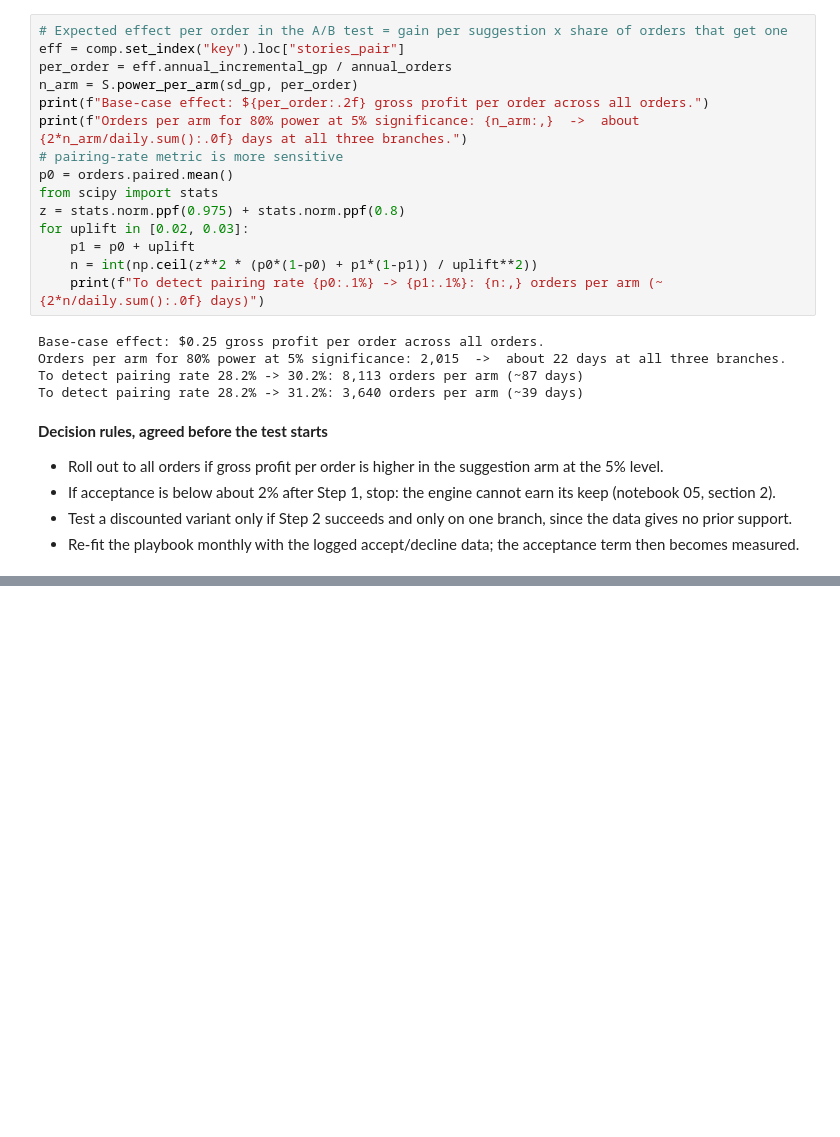
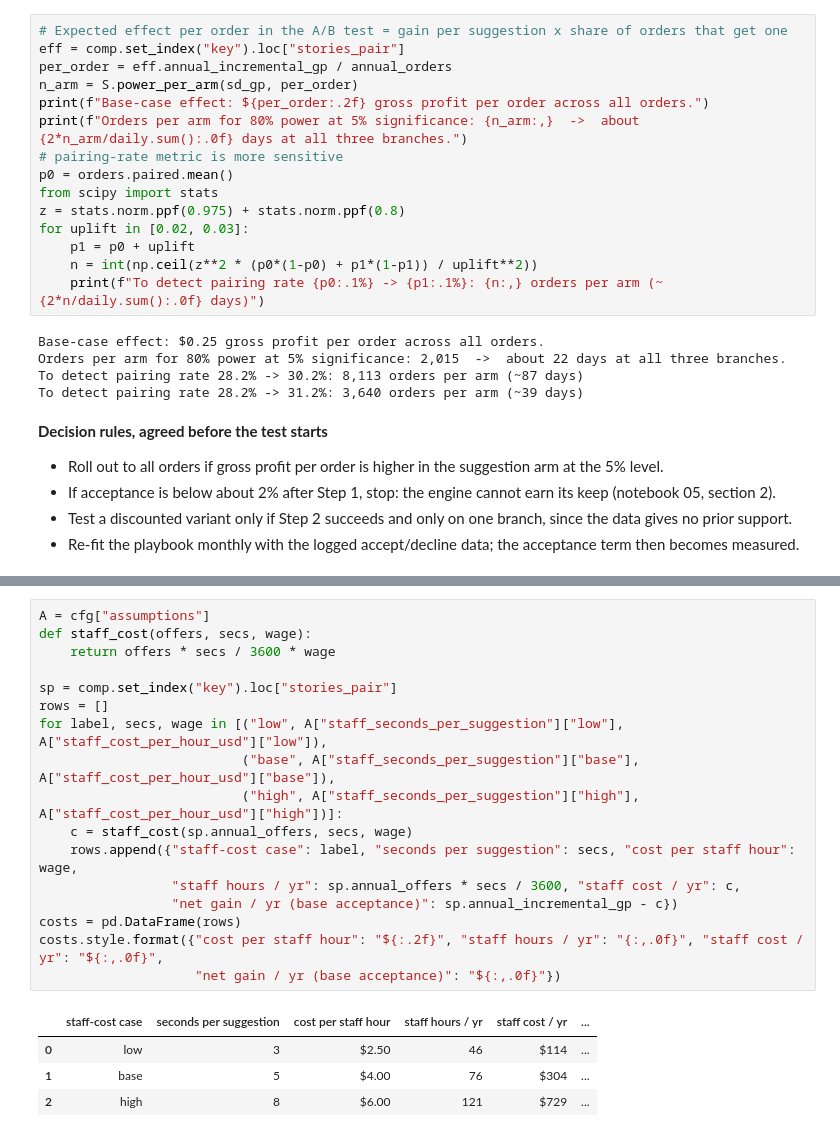
Before and after one commit to mouhammed-soumaille/EECE-490-Hackathon, a Jupyter notebook: notebooks/05_value_and_pilot.ipynb, the cells around one changed output, grey strips where cells are left out. Drawn from its saved outputs; the diff is of its cells as text; blank space fills up the shorter version.

```diff
--- a/notebooks/05_value_and_pilot.ipynb
+++ b/notebooks/05_value_and_pilot.ipynb
@@ -267,0 +280,22 @@ To detect pairing rate 28.2% -> 31.2%: 3,640 orders per arm (~39 days)
+# %%
+A = cfg["assumptions"]
+def staff_cost(offers, secs, wage):
+    return offers * secs / 3600 * wage
+
+sp = comp.set_index("key").loc["stories_pair"]
+rows = []
+for label, secs, wage in [("low", A["staff_seconds_per_suggestion"]["low"], A["staff_cost_per_hour_usd"]["low"]),
+                          ("base", A["staff_seconds_per_suggestion"]["base"], A["staff_cost_per_hour_usd"]["base"]),
+                          ("high", A["staff_seconds_per_suggestion"]["high"], A["staff_cost_per_hour_usd"]["high"])]:
+    c = staff_cost(sp.annual_offers, secs, wage)
+    rows.append({"staff-cost case": label, "seconds per suggestion": secs, "cost per staff hour": wage,
+                 "staff hours / yr": sp.annual_offers * secs / 3600, "staff cost / yr": c,
+                 "net gain / yr (base acceptance)": sp.annual_incremental_gp - c})
+costs = pd.DataFrame(rows)
+costs.style.format({"cost per staff hour": "${:.2f}", "staff hours / yr": "{:,.0f}", "staff cost / yr": "${:,.0f}",
+                    "net gain / yr (base acceptance)": "${:,.0f}"})
+# %% [output]
+|  | staff-cost case | seconds per suggestion | cost per staff hour | staff hours / yr | staff cost / yr | ... |
+| 0 | low | 3 | $2.50 | 46 | $114 | ... |
+| 1 | base | 5 | $4.00 | 76 | $304 | ... |
+| 2 | high | 8 | $6.00 | 121 | $729 | ... |
```
Also changed, not shown: parts of 9 cells of this notebook, 13 other files.
